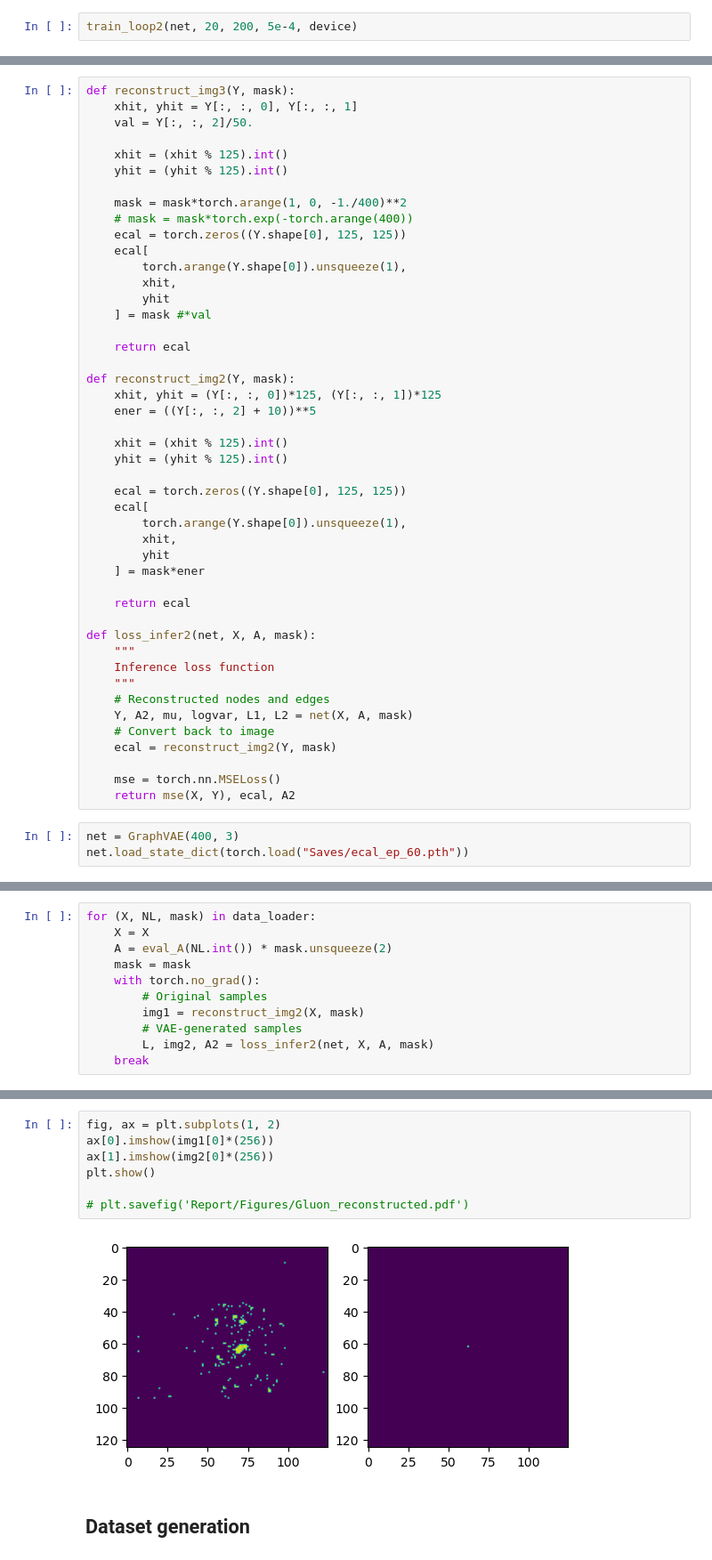
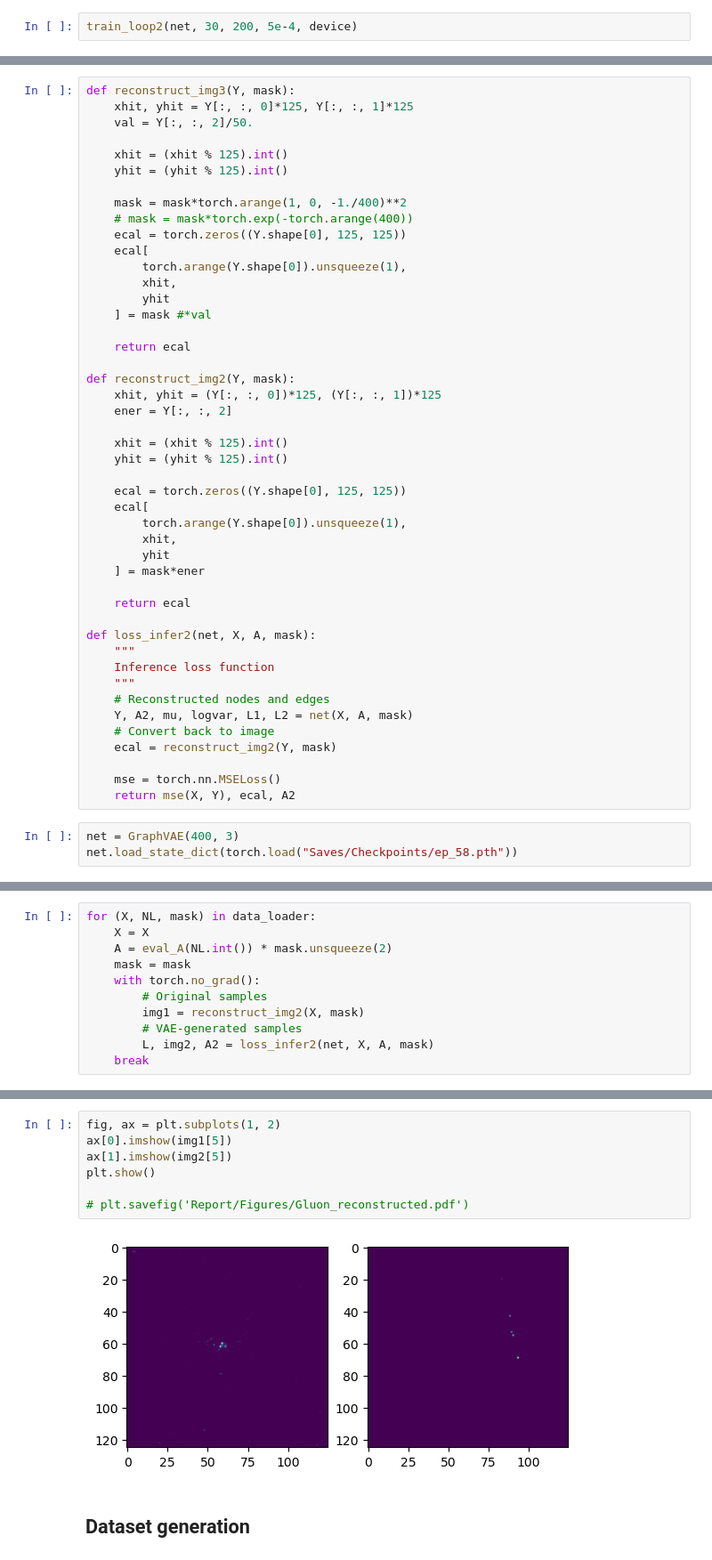
Before and after one commit to dinesh110598/Quark_Gluon_data, a Jupyter notebook: explore.ipynb, the cells around one changed output, grey strips where cells are left out. Shown: that part at 89% size. Cells and saved outputs as stored; diff of their text form.

```diff
--- a/explore.ipynb
+++ b/explore.ipynb
@@ -80,5 +80,5 @@ Type:      builtin_function_or_method
 net = GraphVAE(400, 3)
 # net.load_state_dict(torch.load("Saves/ecal_ep_60.pth"))
 # %%
-train_loop2(net, 20, 200, 5e-4, device)
+train_loop2(net, 30, 200, 5e-4, device)
 # %% [output]
@@ -111,7 +100,7 @@ tensor(0.0100)
 ## Inference and tests
 # %%
 def reconstruct_img3(Y, mask):
-    xhit, yhit = Y[:, :, 0], Y[:, :, 1]
+    xhit, yhit = Y[:, :, 0]*125, Y[:, :, 1]*125
     val = Y[:, :, 2]/50.
 
     xhit = (xhit % 125).int()
@@ -130,7 +119,7 @@ def reconstruct_img3(Y, mask):
 
 def reconstruct_img2(Y, mask):
     xhit, yhit = (Y[:, :, 0])*125, (Y[:, :, 1])*125
-    ener = ((Y[:, :, 2] + 10))**5
+    ener = Y[:, :, 2]
 
     xhit = (xhit % 125).int()
     yhit = (yhit % 125).int()
@@ -157,7 +146,7 @@ def loss_infer2(net, X, A, mask):
     return mse(X, Y), ecal, A2
 # %%
 net = GraphVAE(400, 3)
-net.load_state_dict(torch.load("Saves/ecal_ep_60.pth"))
+net.load_state_dict(torch.load("Saves/Checkpoints/ep_58.pth"))
 # %% [output]
 <All keys matched successfully>
 # %%
@@ -185,11 +170,11 @@ img2.max(), img2.min()
 # %%
 fig, ax = plt.subplots(1, 2)
-ax[0].imshow(img1[0]*(256))
-ax[1].imshow(img2[0]*(256))
+ax[0].imshow(img1[5])
+ax[1].imshow(img2[5])
 plt.show()
 
 # plt.savefig('Report/Figures/Gluon_reconstructed.pdf')
 # %% [output]
-[figure, old version]
+[figure, new version]
 # %% [markdown]
 ## Dataset generation
```
Also changed, not shown: parts of 11 cells of this notebook, 7 other files.
